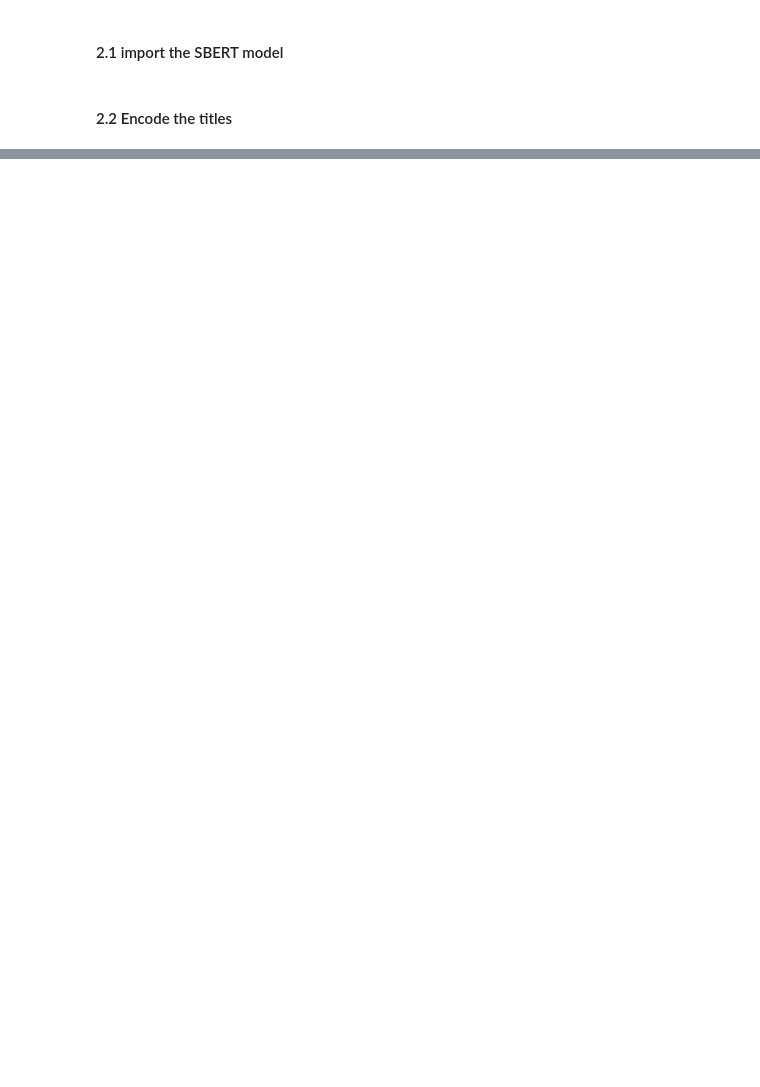
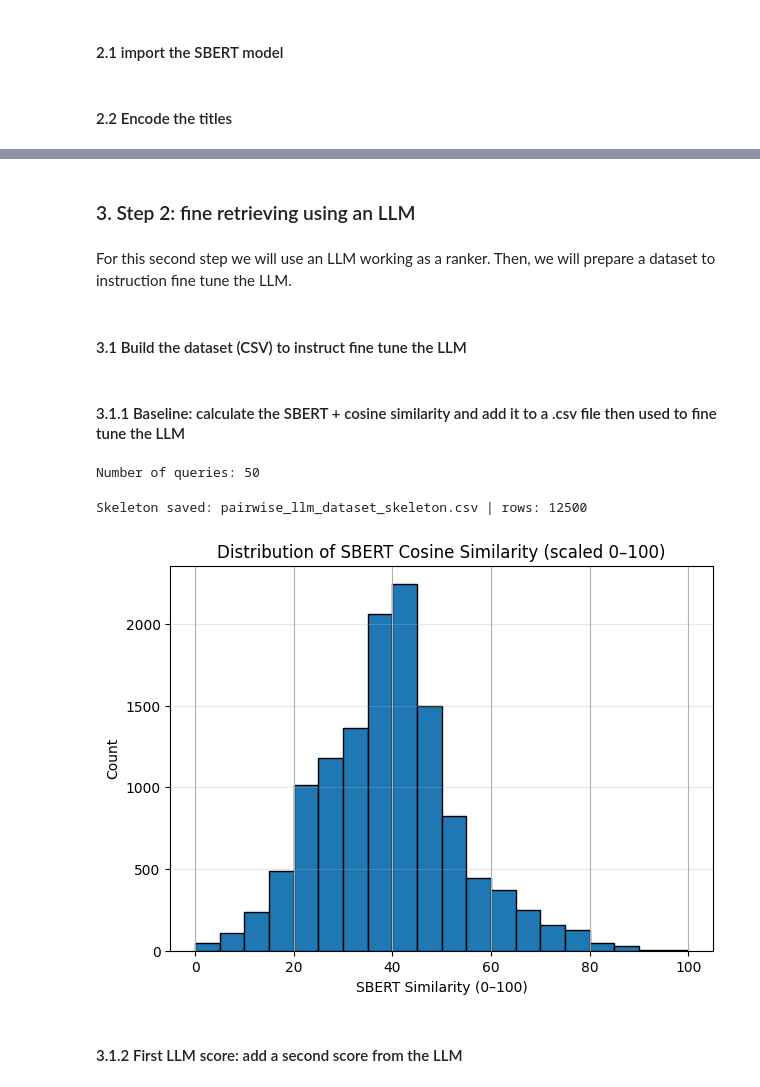
Before and after one commit to FederCO23/Potential_Talents_-_Yc1Y0PqXJsbGtBoy, a Jupyter notebook: Potential_Talents_part5.ipynb, the cells around one changed output, grey strips where cells are left out. Cells and saved outputs as stored; diff of their text form; code cells hidden in the pictures; blank space fills up the shorter version.

Commit message:
Add Datasets generator to instruct-FT LLaMA: include SBERT + cosine similarity score

```diff
--- a/Potential_Talents_part5.ipynb
+++ b/Potential_Talents_part5.ipynb
@@ -1165,0 +362,10 @@ Meanwhile, **DeepSeek, Grok, and ChatGPT-4o** show **relevant alignment with eac
+# %%
+tests = [
+    "machine learning engineer",
+    "data scientist",
+    "project manager"
+]
+
+for q in tests:
+    print(f"\nQuery: {q}")
+    display(retrieve_top_n(q, n=5))
@@ -1165,0 +396,17 @@ Meanwhile, **DeepSeek, Grok, and ChatGPT-4o** show **relevant alignment with eac
+# %%
+qs = [
+    "machine learning engineer",
+    "data scientist",
+    "project manager",
+    "product manager",
+    "ml ops engineer",
+    "computer vision scientist",
+]
+rows = []
+for q in qs:
+    top5 = retrieve_top_n(q, n=5)
+    rows.append({
+        "query": q,
+        "top1_title": top5.loc[0, "title"],
+        "top1_sim": float(top5.loc[0, "similarity"])
+    })
@@ -1165,0 +423,13 @@ Meanwhile, **DeepSeek, Grok, and ChatGPT-4o** show **relevant alignment with eac
+# %% [markdown]
+### 3. Step 2: fine retrieving using an LLM
+# %% [markdown]
+For this second step we will use an LLM working as a ranker. Then, we will prepare a dataset to instruction fine tune the LLM.
+# %% [markdown]
+#### 3.1 Build the dataset (CSV) to instruct fine tune the LLM
+# %% [markdown]
+#### 3.1.1 Baseline: calculate the SBERT + cosine similarity and add it to a .csv file then used to fine tune the LLM
+# %%
+list_of_queries = ["machine learning engineer", "data scientist", "back end developer", "front end developer", "full stack engineer", "software architect", "devops engineer", "site reliability engineer", "mobile application developer", "cloud solutions architect", "project manager", "product manager", "program manager", "bid manager", "business analyst", "scrum master", "agile coach", "chief executive officer", "chief technology officer", "operations manager", "financial analyst", "investment banker", "accountant junior", "accountant taxes senior", "auditor", "chief financial officer", "controller", "tax advisor", "payroll specialist", "budget analyst", "attorney", "paralegal", "legal consultant", "human resources manager", "recruiter", "talent acquisition specialist", "marketing specialist", "digital marketing manager", "sales representative", "business development manager", "data researcher", "nuclear physicist", "atomic physicist", "biomedical researcher", "chemist", "astronomer", "registered nurse", "physician assistant", "clinical psychologist", "medical laboratory technician"]
+print(f'Number of queries: {len(list_of_queries)}')
+# %% [output]
+Number of queries: 50
@@ -1165,0 +565,20 @@ Meanwhile, **DeepSeek, Grok, and ChatGPT-4o** show **relevant alignment with eac
+# %%
+# prepare the csv first version
+df_ft_ds = build_skeleton_csv(
+    list_of_queries,
+    N=250)
+# %% [output]
+Skeleton saved: pairwise_llm_dataset_skeleton.csv | rows: 12500
+# %%
+# plot the embedding scores histogram
+plt.figure(figsize=(7,5))
+df_ft_ds["emb_score_100"].hist(bins=20, edgecolor="black")
+plt.title("Distribution of SBERT Cosine Similarity (scaled 0–100)")
+plt.xlabel("SBERT Similarity (0–100)")
+plt.ylabel("Count")
+plt.grid(axis="y", alpha=0.3)
+plt.show()
+# %% [output]
+[figure, added]
+# %% [markdown]
+#### 3.1.2 First LLM score: add a second score from the LLM
```
Also changed, not shown: parts of 73 cells of this notebook.
